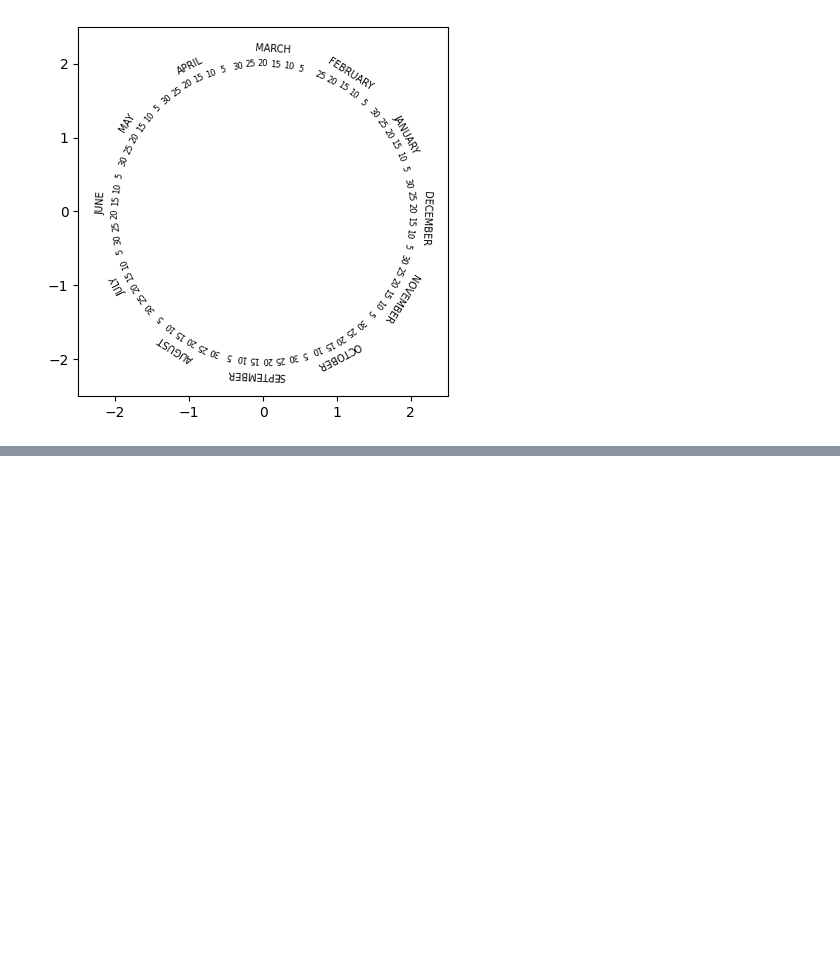
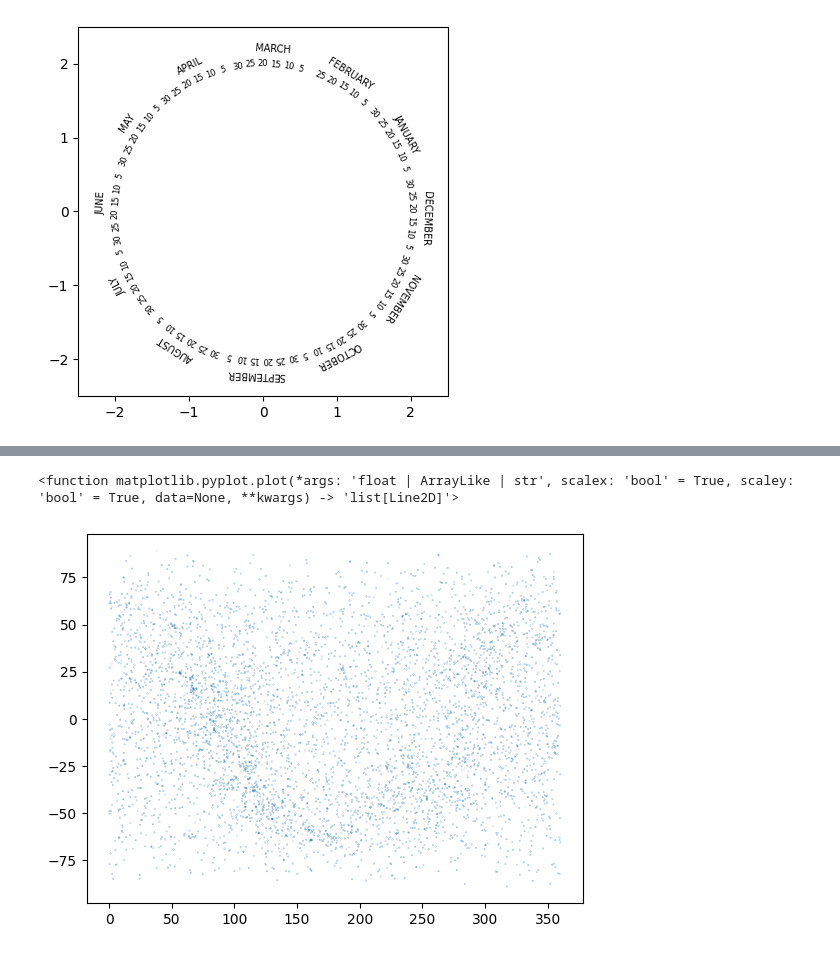
Before and after one commit to Giacomo-Menegatti/HARey_constellations_cards, a Jupyter notebook: astrolabe.ipynb, the cells around one changed output, grey strips where cells are left out. Saved outputs shown, nothing was run; the diff lists cells and outputs as text; code cells hidden in the pictures; blank space fills up the shorter version.

```diff
--- a/astrolabe.ipynb
+++ b/astrolabe.ipynb
@@ -197,0 +227,8 @@ plt.show()
+# %%
+mask = harey.stars.magnitude<6
+fig, ax = plt.subplots()
+ax.scatter(harey.stars[mask].ra, harey.stars[mask].dec, s=0.001*harey.stars[mask].magnitude**2)
+plt.plot
+# %% [output]
+<function matplotlib.pyplot.plot(*args: 'float | ArrayLike | str', scalex: 'bool' = True, scaley: 'bool' = True, data=None, **kwargs) -> 'list[Line2D]'>
+[figure, added]
```
Also changed, not shown: parts of 10 cells of this notebook.
